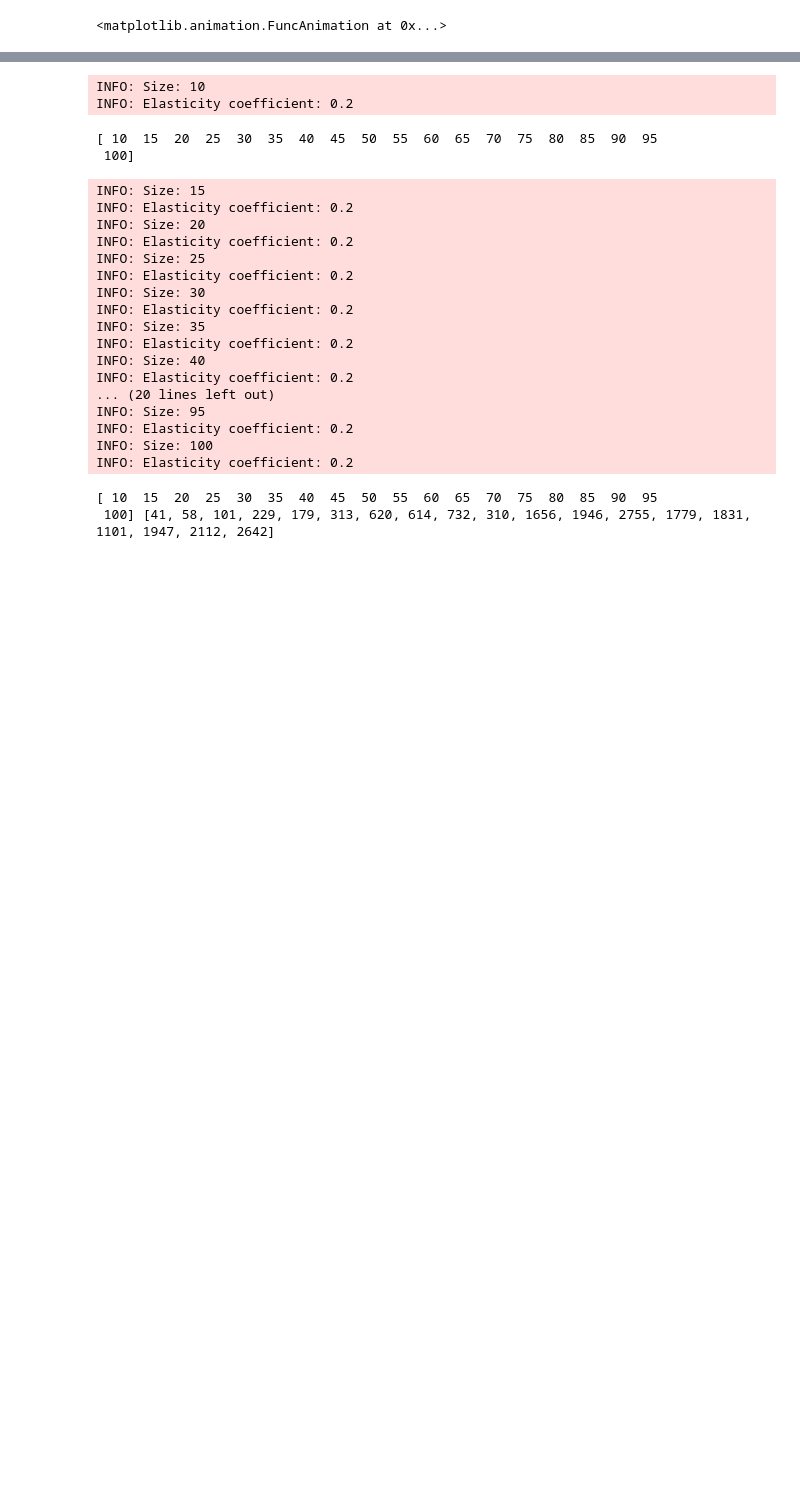
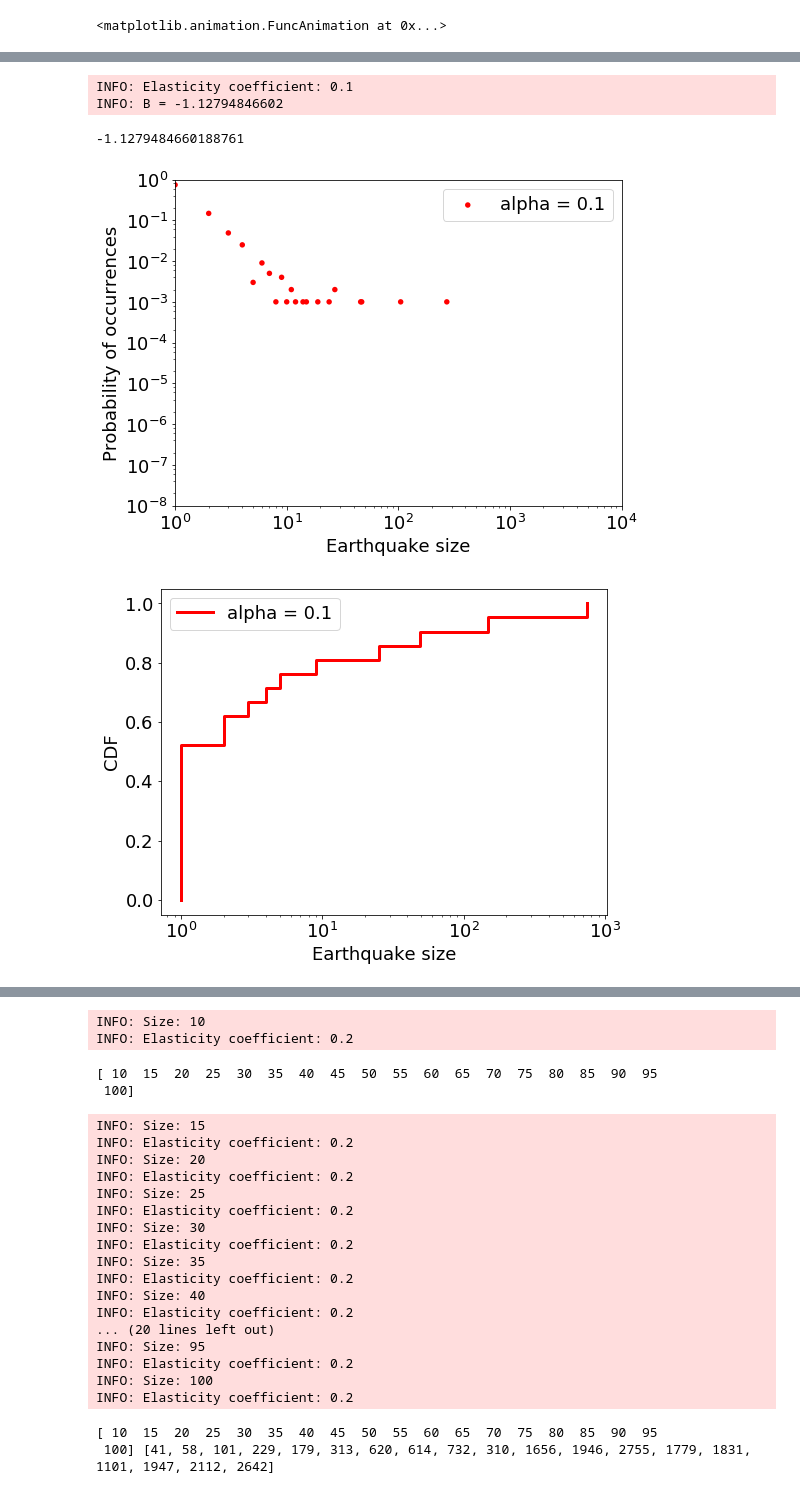
Before and after one commit to mpbrucker/ComplexityProject2, a Jupyter notebook: code/visualize_quake.ipynb, the cells around one changed output, grey strips where cells are left out. Saved outputs shown, nothing was run; the diff lists cells and outputs as text; code cells hidden in the pictures; blank space fills up the shorter version.

```diff
--- a/code/visualize_quake.ipynb
+++ b/code/visualize_quake.ipynb
@@ -22,6 +35,14 @@ from plot_quake import *
 from quake import Earthquake
 import matplotlib
 from thinkplot import *
+# %%
+calculate_power_law(iters=1000,plot=True, n=35, fth=3, del_bottom=False, k1=1, kl=(1/.1 - 4), plot_options={'color': 'r','alpha':1})
+# %% [output]
+INFO: Elasticity coefficient: 0.1
+INFO: B = -1.12794846602
+-1.1279484660188761
+[figure, added]
+[figure, added]
 # %%
 
 # calculate_power_law(iters=1000,plot=True, n=35, fth=3, k1=1, kl=(1/.1 - 4), del_bottom=True, plot_options={'color': 'b','alpha':1})
```
Also changed, not shown: parts of 6 cells of this notebook.
